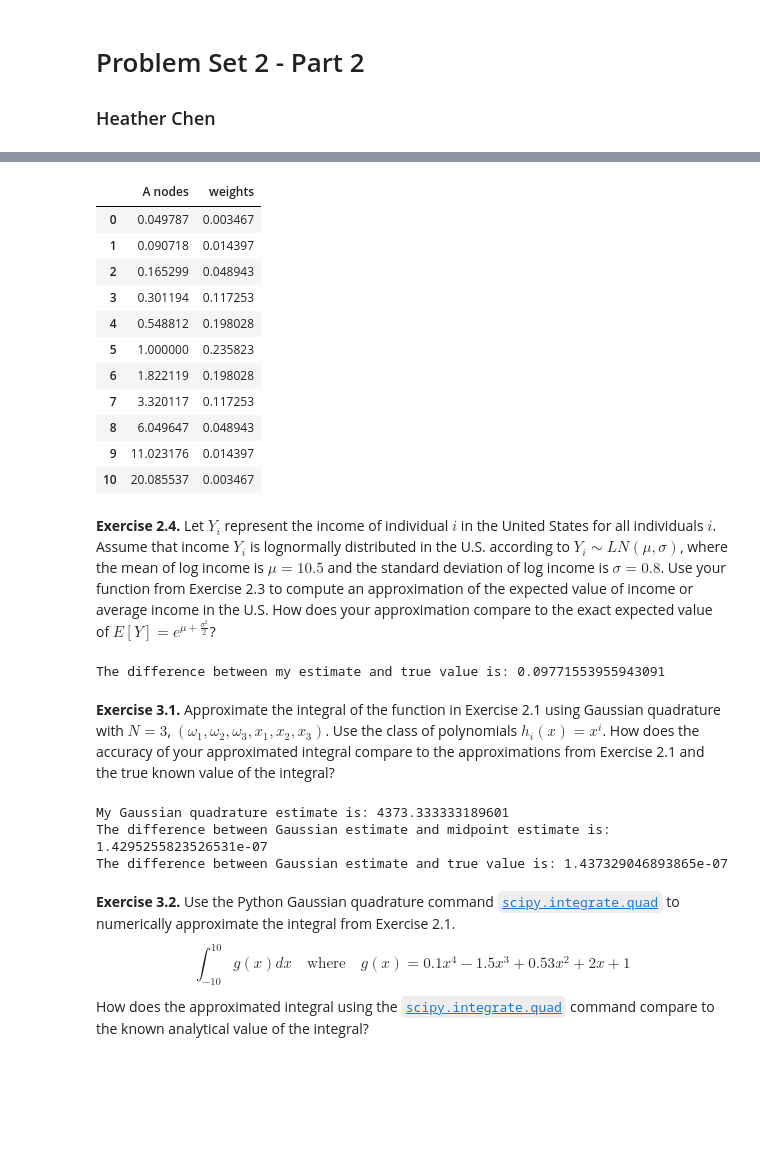
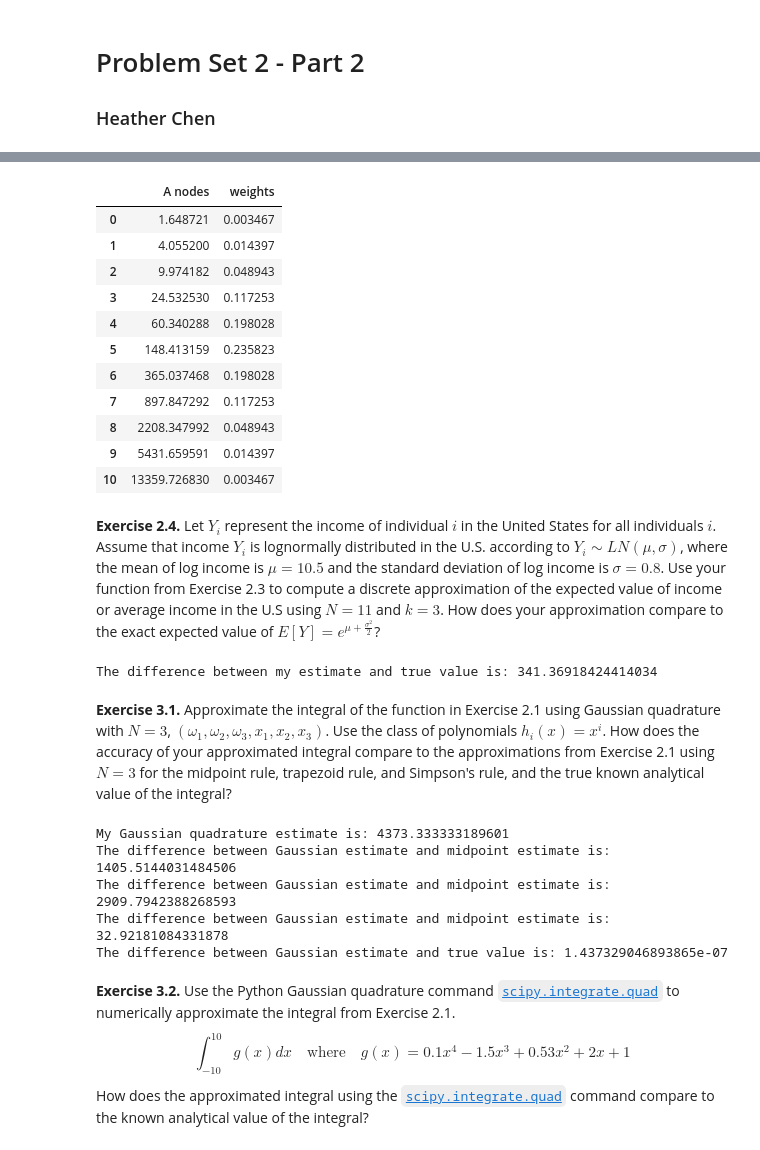
Before and after one commit to heathercchen/persp-model-econ_w20, a Jupyter notebook: ProblemSets/PS2/PS2-Part 2-Heather Chen.ipynb, the cells around one changed output, grey strips where cells are left out. Saved outputs shown, nothing was run; the diff lists cells and outputs as text; code cells hidden in the pictures; blank space fills up the shorter version.

```diff
--- a/ProblemSets/PS2/PS2-Part 2-Heather Chen.ipynb
+++ b/ProblemSets/PS2/PS2-Part 2-Heather Chen.ipynb
@@ -88,7 +131,7 @@ def NCnorm(mu, sigma, N, k):
             w_points[i] = quad(pdf, z_min, z_max)[0]
     return z_points, w_points
 # %%
-z_nodes, w_nodes = NCnorm(mu=0, sigma=1, N=11, k=3)
+z_nodes, w_nodes = NCnorm(mu=5, sigma=1.5, N=11, k=3)
 ncdf = pd.DataFrame({"z nodes": z_nodes, "weights": w_nodes})
 ncdf
 # %% [output]
@@ -112,35 +155,35 @@ def NClog(mu, sigma, N, k):
     logz_nodes = np.exp(z_nodes)
     return logz_nodes, w_nodes
 # %%
-log_nodes, log_w = NClog(0, 1, 11, 3)
+log_nodes, log_w = NClog(5, 1.5, 11, 3)
 logdf = pd.DataFrame({"A nodes": log_nodes, "weights": log_w})
 logdf
 # %% [output]
 |  | A nodes | weights |
-| 0 | 0.049787 | 0.003467 |
-| 1 | 0.090718 | 0.014397 |
-| 2 | 0.165299 | 0.048943 |
-| 3 | 0.301194 | 0.117253 |
-| 4 | 0.548812 | 0.198028 |
-| 5 | 1.000000 | 0.235823 |
-| 6 | 1.822119 | 0.198028 |
-| 7 | 3.320117 | 0.117253 |
-| 8 | 6.049647 | 0.048943 |
-| 9 | 11.023176 | 0.014397 |
-| 10 | 20.085537 | 0.003467 |
+| 0 | 1.648721 | 0.003467 |
+| 1 | 4.055200 | 0.014397 |
+| 2 | 9.974182 | 0.048943 |
+| 3 | 24.532530 | 0.117253 |
+| 4 | 60.340288 | 0.198028 |
+| 5 | 148.413159 | 0.235823 |
+| 6 | 365.037468 | 0.198028 |
+| 7 | 897.847292 | 0.117253 |
+| 8 | 2208.347992 | 0.048943 |
+| 9 | 5431.659591 | 0.014397 |
+| 10 | 13359.726830 | 0.003467 |
 # %% [markdown]
-**Exercise 2.4.** Let $Y_i$ represent the income of individual $i$ in the United States for all individuals $i$. Assume that income $Y_i$ is lognormally distributed in the U.S. according to $Y_i\sim LN(\mu,\sigma)$, where the mean of log income is $\mu = 10.5$ and the standard deviation of log income is $\sigma = 0.8$. Use your function from Exercise 2.3 to compute an approximation of the expected value of income or average income in the U.S. How does your approximation compare to the exact expected value of $E[Y] = e^{\mu + \frac{\sigma^2}{2}}$?
+**Exercise 2.4.** Let $Y_i$ represent the income of individual $i$ in the United States for all individuals $i$. Assume that income $Y_i$ is lognormally distributed in the U.S. according to $Y_i\sim LN(\mu,\sigma)$, where the mean of log income is $\mu = 10.5$ and the standard deviation of log income is $\sigma = 0.8$. Use your function from Exercise 2.3 to compute a discrete approximation of the expected value of income or average income in the U.S using $N = 11$ and $k=3$. How does your approximation compare to the exact expected value of $E[Y] = e^{\mu + \frac{\sigma^2}{2}}$?
 # %%
 import math
 
-y_nodes, weights = NClog(10.5, 0.8, 10000, 5)
+y_nodes, weights = NClog(10.5, 0.8, 11, 3)
 E_est = y_nodes @ weights
 E_acu = math.exp(10.5+0.8**2/2)
 print("The difference between my estimate and true value is: {}".format(abs(E_est - E_acu)))
 # %% [output]
-The difference between my estimate and true value is: 0.09771553955943091
+The difference between my estimate and true value is: 341.36918424414034
 # %% [markdown]
-**Exercise 3.1.** Approximate the integral of the function in Exercise 2.1 using Gaussian quadrature with $N=3$, $(\omega_1,\omega_2,\omega_3,x_1,x_2,x_3)$. Use the class of polynomials $h_i(x)=x^i$. How does the accuracy of your approximated integral compare to the approximations from Exercise 2.1 and the true known value of the integral?
+**Exercise 3.1.** Approximate the integral of the function in Exercise 2.1 using Gaussian quadrature with $N=3$, $(\omega_1,\omega_2,\omega_3,x_1,x_2,x_3)$. Use the class of polynomials $h_i(x)=x^i$. How does the accuracy of your approximated integral compare to the approximations from Exercise 2.1 using $N=3$ for the midpoint rule, trapezoid rule, and Simpson's rule, and the true known analytical value of the integral?
 # %%
 import scipy
 
@@ -167,13 +210,16 @@ def Gau(f, N, a, b):
 f_x = 0.1*x**4 - 1.5*x**3 + 0.53*x**2 + 2*x + 1
 f = sy.lambdify(x, f_x)
 Gau_est = Gau(f, 3, -10, 10)
-NC_est = NCquadrature(f, -10, 10, 10000000, "midpoint")
 print("My Gaussian quadrature estimate is: {}".format(Gau_est))
-print("The difference between Gaussian estimate and midpoint estimate is: {}".format(abs(Gau_est-NC_est)))
+for me in ["midpoint", "trapezoid", "Simpsons"]:
+    NC_est = NCquadrature(f, -10, 10, 3, me)
+    print("The difference between Gaussian estimate and midpoint estimate is: {}".format(abs(Gau_est-NC_est)))
 print("The difference between Gaussian estimate and true value is: {}".format(abs(Gau_est-f_int)))
 # %% [output]
 My Gaussian quadrature estimate is: 4373.333333189601
-The difference between Gaussian estimate and midpoint estimate is: 1.4295255823526531e-07
+The difference between Gaussian estimate and midpoint estimate is: 1405.5144031484506
+The difference between Gaussian estimate and midpoint estimate is: 2909.7942388268593
+The difference between Gaussian estimate and midpoint estimate is: 32.92181084331878
 The difference between Gaussian estimate and true value is: 1.437329046893865e-07
 # %% [markdown]
 **Exercise 3.2.** Use the Python Gaussian quadrature command [`scipy.integrate.quad`](http://docs.scipy.org/doc/scipy/reference/generated/scipy.integrate.quad.html#scipy.integrate.quad) to numerically approximate the integral from Exercise 2.1.
```
Also changed, not shown: parts of 17 cells of this notebook.
